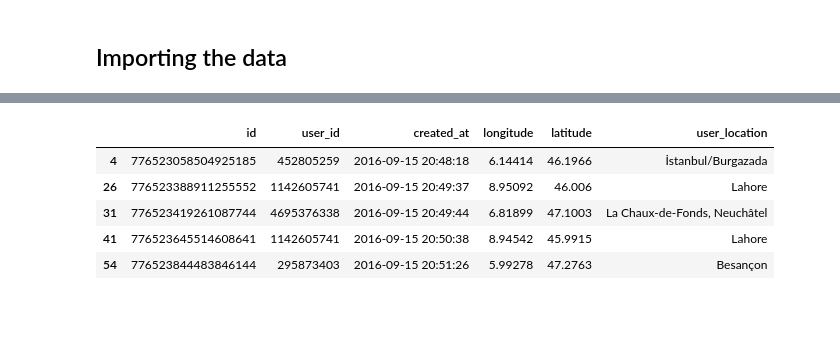
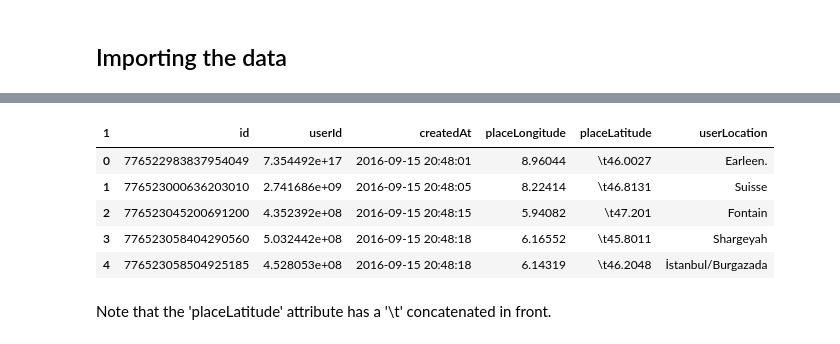
Before and after one commit to paulnicolet/ADA-Project, a Jupyter notebook: notebooks/cleaning.ipynb, the cells around one changed output, grey strips where cells are left out. Drawn from its saved outputs; the diff is of its cells as text; code cells hidden in the pictures; blank space fills up the shorter version.

```diff
--- a/notebooks/cleaning.ipynb
+++ b/notebooks/cleaning.ipynb
@@ -59,0 +29,6 @@ df.head()
+# %%
+schema_path = os.path.dirname('__file__') + '../data/twitter-swisscom/schema.txt'
+
+# Load the schema
+schema = pd.read_csv(schema_path, delim_whitespace=True, header=None)
+schema
@@ -59,0 +55,3 @@ df.head()
+# %%
+schema.drop([9], inplace=True)
+schema
@@ -59,0 +76,4 @@ df.head()
+# %%
+# Assign column names to our dataframe
+df.columns = schema[1]
+df.head()
@@ -59,0 +87,5 @@ df.head()
+# %%
+# Keep only the useful columns
+useful_col = ['id', 'userId', 'createdAt', 'placeLongitude', 'placeLatitude', 'userLocation']
+df = df[useful_col]
+df.head()
@@ -60,11 +99,14 @@ df.head()
 # %%
 # Drop rows which have missing values in important columns
-df = df.dropna(subset=['user_id', 'created_at', 'longitude', 'latitude'], how='any')
+imp_col = ['userId', 'createdAt', 'placeLatitude', 'placeLatitude']
+df = df.dropna(subset=imp_col, how='any')
 df.head()
 # %% [output]
-|  | id | user_id | created_at | longitude | latitude | user_location |
-| 4 | 776523058504925185 | 452805259 | 2016-09-15 20:48:18 | 6.14414 | 46.1966 | İstanbul/Burgazada |
-| 26 | 776523388911255552 | 1142605741 | 2016-09-15 20:49:37 | 8.95092 | 46.006 | Lahore |
-| 31 | 776523419261087744 | 4695376338 | 2016-09-15 20:49:44 | 6.81899 | 47.1003 | La Chaux-de-Fonds, Neuchâtel |
-| 41 | 776523645514608641 | 1142605741 | 2016-09-15 20:50:38 | 8.94542 | 45.9915 | Lahore |
-| 54 | 776523844483846144 | 295873403 | 2016-09-15 20:51:26 | 5.99278 | 47.2763 | Besançon |
+| 1 | id | userId | createdAt | placeLongitude | placeLatitude | userLocation |
+| 0 | 776522983837954049 | 7.354492e+17 | 2016-09-15 20:48:01 | 8.96044 | \t46.0027 | Earleen. |
+| 1 | 776523000636203010 | 2.741686e+09 | 2016-09-15 20:48:05 | 8.22414 | \t46.8131 | Suisse |
+| 2 | 776523045200691200 | 4.352392e+08 | 2016-09-15 20:48:15 | 5.94082 | \t47.201 | Fontain |
+| 3 | 776523058404290560 | 5.032442e+08 | 2016-09-15 20:48:18 | 6.16552 | \t45.8011 | Shargeyah |
+| 4 | 776523058504925185 | 4.528053e+08 | 2016-09-15 20:48:18 | 6.14319 | \t46.2048 | İstanbul/Burgazada |
+# %% [markdown]
+Note that the 'placeLatitude' attribute has a '\t' concatenated in front.
```
Also changed, not shown: parts of 12 cells of this notebook, 2 other files.
